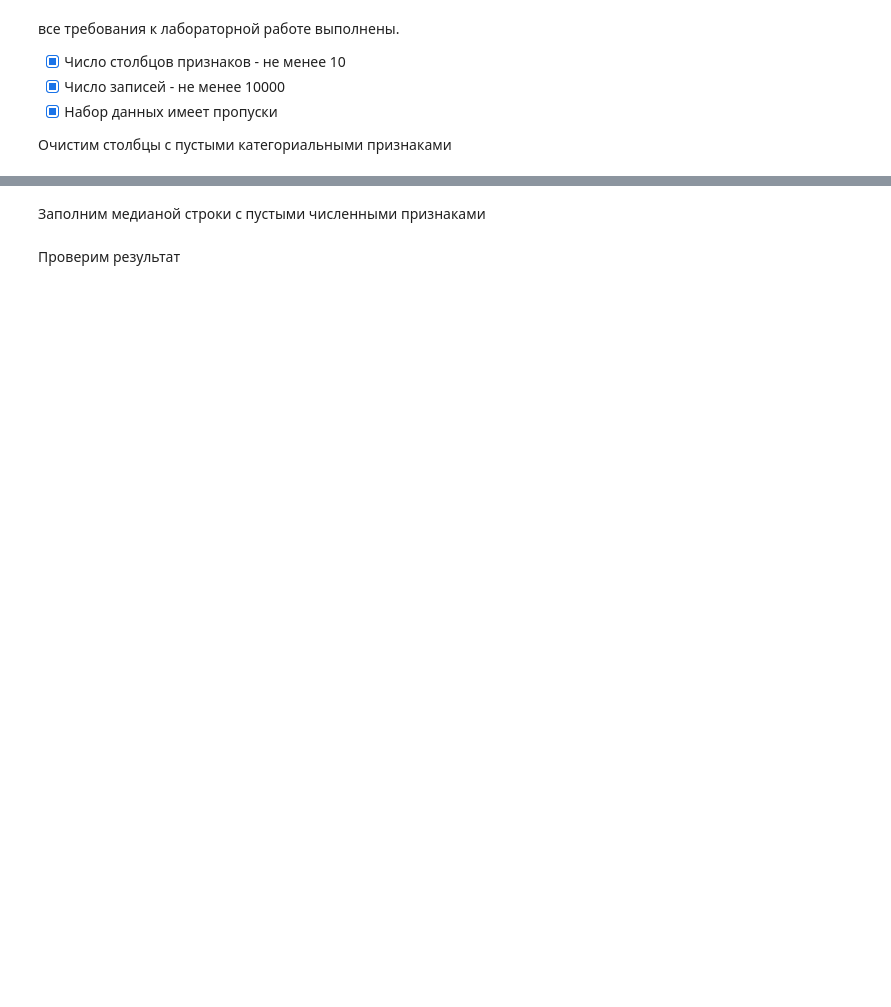
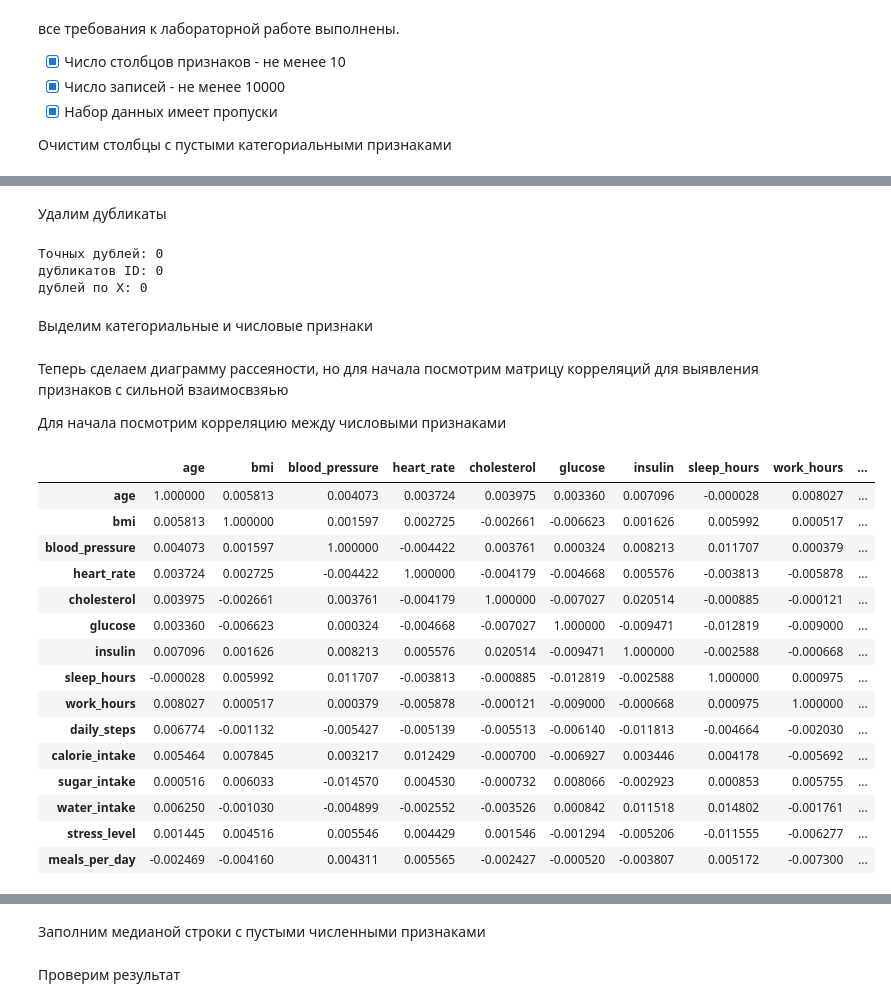
Before and after one commit to brick1ng5654/course-3, a Jupyter notebook: boml/lab_01/boml_lab01.ipynb, the cells around one changed output, grey strips where cells are left out. Saved outputs shown, nothing was run; the diff lists cells and outputs as text; code cells hidden in the pictures; blank space fills up the shorter version.

```diff
--- a/boml/lab_01/boml_lab01.ipynb
+++ b/boml/lab_01/boml_lab01.ipynb
@@ -121,7 +126,9 @@ delete_columns = [
     'height',
     'weight',
     'waist_size',
-    'bmi',
+    'bmi_estimated',
+    'bmi_scaled',
+    'bmi_corrected',
     'physical_activity',
     'education_level',
     'job_type',
@@ -154,0 +201,52 @@ for column in df.columns:
+# %%
+id_column = "survey_code"
+target_column = "target"
+# %% [markdown]
+Удалим дубликаты
+# %%
+print("Точных дублей:", df.duplicated().sum())
+df = df.drop_duplicates()
+
+print("дубликатов ID:", df.duplicated(subset=[id_column]).sum())
+df = df.drop_duplicates(subset=[id_column], keep='first')
+
+X_cols = df.columns.difference([id_column, target_column])
+print("дублей по X:", df.duplicated(subset=X_cols).sum())
+# %% [output]
+Точных дублей: 0
+дубликатов ID: 0
+дублей по X: 0
+# %% [markdown]
+Выделим категориальные и числовые признаки
+# %%
+numerical_columns = [
+    'age','bmi','blood_pressure','heart_rate','cholesterol','glucose','insulin','sleep_hours','work_hours','daily_steps','calorie_intake','sugar_intake','water_intake','stress_level','meals_per_day'
+]
+
+categorical_columns = [
+    'gender','sleep_quality','alcohol_consumption','smoking_level','diet_type','exercise_type','sunlight_exposure','caffeine_intake'
+]
+# %% [markdown]
+Теперь сделаем диаграмму рассеяности, но для начала посмотрим матрицу корреляций для выявления признаков с сильной взаимосвзяью
+
+Для начала посмотрим корреляцию между числовыми признаками
+# %%
+corr = df[numerical_columns].corr(method='pearson')
+corr
+# %% [output]
+|  | age | bmi | blood_pressure | heart_rate | cholesterol | glucose | insulin | sleep_hours | work_hours | ... |
+| age | 1.000000 | 0.005813 | 0.004073 | 0.003724 | 0.003975 | 0.003360 | 0.007096 | -0.000028 | 0.008027 | ... |
+| bmi | 0.005813 | 1.000000 | 0.001597 | 0.002725 | -0.002661 | -0.006623 | 0.001626 | 0.005992 | 0.000517 | ... |
+| blood_pressure | 0.004073 | 0.001597 | 1.000000 | -0.004422 | 0.003761 | 0.000324 | 0.008213 | 0.011707 | 0.000379 | ... |
+| heart_rate | 0.003724 | 0.002725 | -0.004422 | 1.000000 | -0.004179 | -0.004668 | 0.005576 | -0.003813 | -0.005878 | ... |
+| cholesterol | 0.003975 | -0.002661 | 0.003761 | -0.004179 | 1.000000 | -0.007027 | 0.020514 | -0.000885 | -0.000121 | ... |
+| glucose | 0.003360 | -0.006623 | 0.000324 | -0.004668 | -0.007027 | 1.000000 | -0.009471 | -0.012819 | -0.009000 | ... |
+| insulin | 0.007096 | 0.001626 | 0.008213 | 0.005576 | 0.020514 | -0.009471 | 1.000000 | -0.002588 | -0.000668 | ... |
+| sleep_hours | -0.000028 | 0.005992 | 0.011707 | -0.003813 | -0.000885 | -0.012819 | -0.002588 | 1.000000 | 0.000975 | ... |
+| work_hours | 0.008027 | 0.000517 | 0.000379 | -0.005878 | -0.000121 | -0.009000 | -0.000668 | 0.000975 | 1.000000 | ... |
+| daily_steps | 0.006774 | -0.001132 | -0.005427 | -0.005139 | -0.005513 | -0.006140 | -0.011813 | -0.004664 | -0.002030 | ... |
+| calorie_intake | 0.005464 | 0.007845 | 0.003217 | 0.012429 | -0.000700 | -0.006927 | 0.003446 | 0.004178 | -0.005692 | ... |
+| sugar_intake | 0.000516 | 0.006033 | -0.014570 | 0.004530 | -0.000732 | 0.008066 | -0.002923 | 0.000853 | 0.005755 | ... |
+| water_intake | 0.006250 | -0.001030 | -0.004899 | -0.002552 | -0.003526 | 0.000842 | 0.011518 | 0.014802 | -0.001761 | ... |
+| stress_level | 0.001445 | 0.004516 | 0.005546 | 0.004429 | 0.001546 | -0.001294 | -0.005206 | -0.011555 | -0.006277 | ... |
+| meals_per_day | -0.002469 | -0.004160 | 0.004311 | 0.005565 | -0.002427 | -0.000520 | -0.003807 | 0.005172 | -0.007300 | ... |
```
Also changed, not shown: parts of 24 cells of this notebook.
